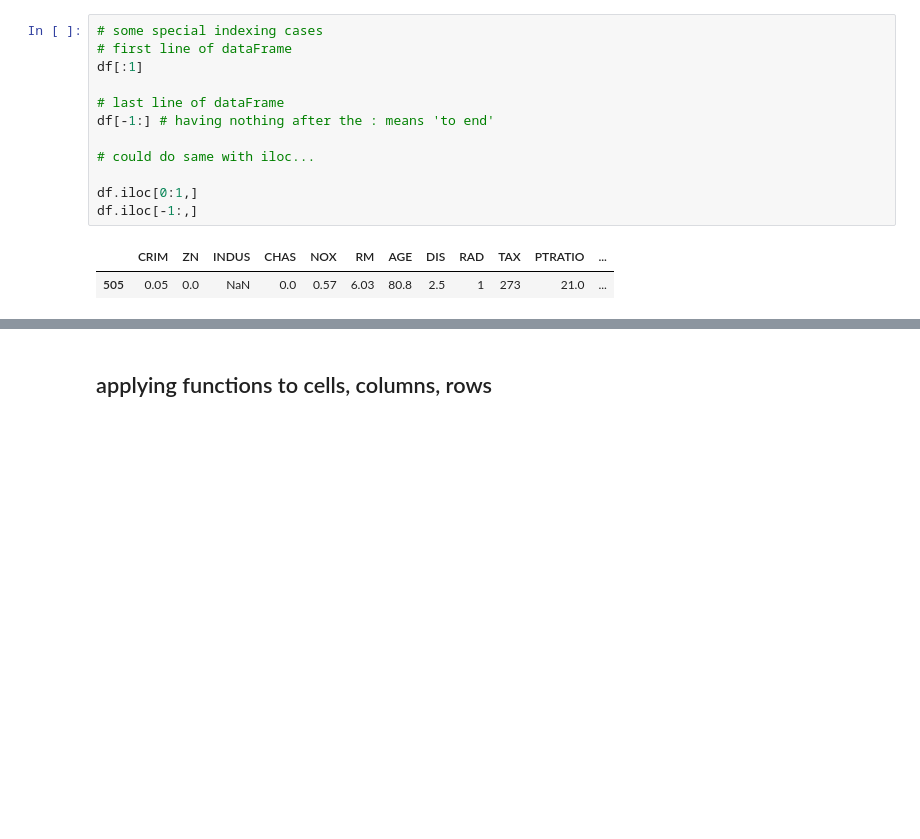
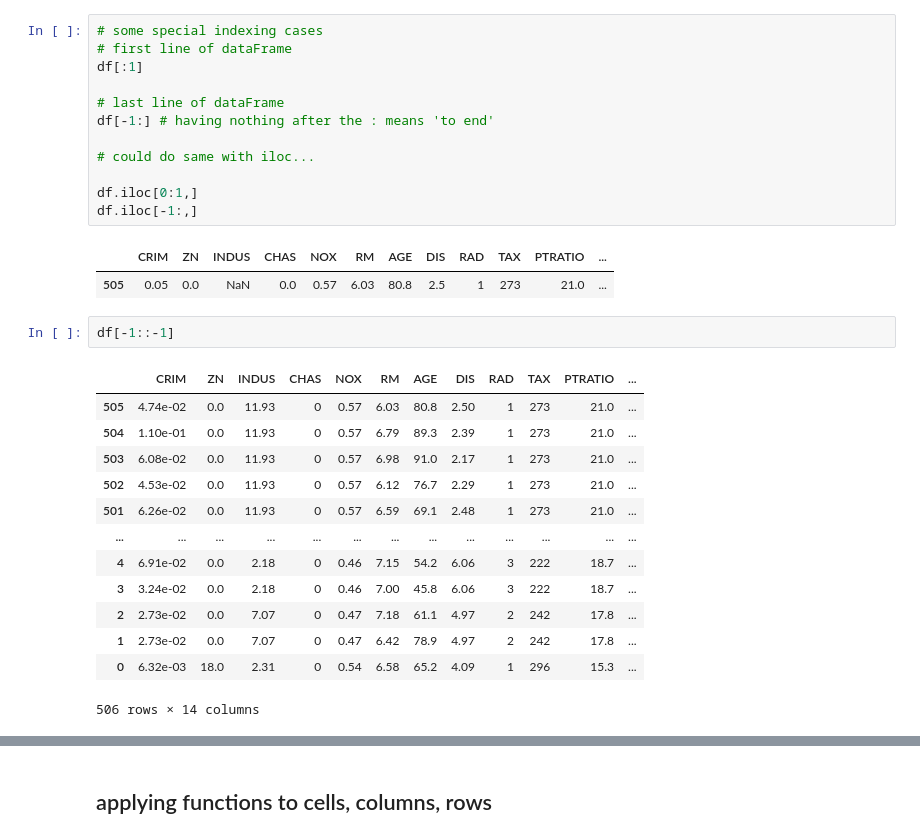
Before and after one commit to herrmanndus/rsd-engineeringcourse, a Jupyter notebook: ch01data/exploratory analysis with pandas.ipynb, the cells around one changed output, grey strips where cells are left out. Cells and saved outputs as stored; diff of their text form; blank space fills up the shorter version.

```diff
--- a/ch01data/exploratory analysis with pandas.ipynb
+++ b/ch01data/exploratory analysis with pandas.ipynb
@@ -283,3 +348,19 @@ df.iloc[-1:,]
 # %% [output]
 |  | CRIM | ZN | INDUS | CHAS | NOX | RM | AGE | DIS | RAD | TAX | PTRATIO | ... |
 | 505 | 0.05 | 0.0 | NaN | 0.0 | 0.57 | 6.03 | 80.8 | 2.5 | 1 | 273 | 21.0 | ... |
+# %%
+df[-1::-1]
+# %% [output]
+|  | CRIM | ZN | INDUS | CHAS | NOX | RM | AGE | DIS | RAD | TAX | PTRATIO | ... |
+| 505 | 4.74e-02 | 0.0 | 11.93 | 0 | 0.57 | 6.03 | 80.8 | 2.50 | 1 | 273 | 21.0 | ... |
+| 504 | 1.10e-01 | 0.0 | 11.93 | 0 | 0.57 | 6.79 | 89.3 | 2.39 | 1 | 273 | 21.0 | ... |
+| 503 | 6.08e-02 | 0.0 | 11.93 | 0 | 0.57 | 6.98 | 91.0 | 2.17 | 1 | 273 | 21.0 | ... |
+| 502 | 4.53e-02 | 0.0 | 11.93 | 0 | 0.57 | 6.12 | 76.7 | 2.29 | 1 | 273 | 21.0 | ... |
+| 501 | 6.26e-02 | 0.0 | 11.93 | 0 | 0.57 | 6.59 | 69.1 | 2.48 | 1 | 273 | 21.0 | ... |
+| ... | ... | ... | ... | ... | ... | ... | ... | ... | ... | ... | ... | ... |
+| 4 | 6.91e-02 | 0.0 | 2.18 | 0 | 0.46 | 7.15 | 54.2 | 6.06 | 3 | 222 | 18.7 | ... |
+| 3 | 3.24e-02 | 0.0 | 2.18 | 0 | 0.46 | 7.00 | 45.8 | 6.06 | 3 | 222 | 18.7 | ... |
+| 2 | 2.73e-02 | 0.0 | 7.07 | 0 | 0.47 | 7.18 | 61.1 | 4.97 | 2 | 242 | 17.8 | ... |
+| 1 | 2.73e-02 | 0.0 | 7.07 | 0 | 0.47 | 6.42 | 78.9 | 4.97 | 2 | 242 | 17.8 | ... |
+| 0 | 6.32e-03 | 18.0 | 2.31 | 0 | 0.54 | 6.58 | 65.2 | 4.09 | 1 | 296 | 15.3 | ... |
+506 rows × 14 columns
```
Also changed, not shown: parts of 13 cells of this notebook, 1 other file.
